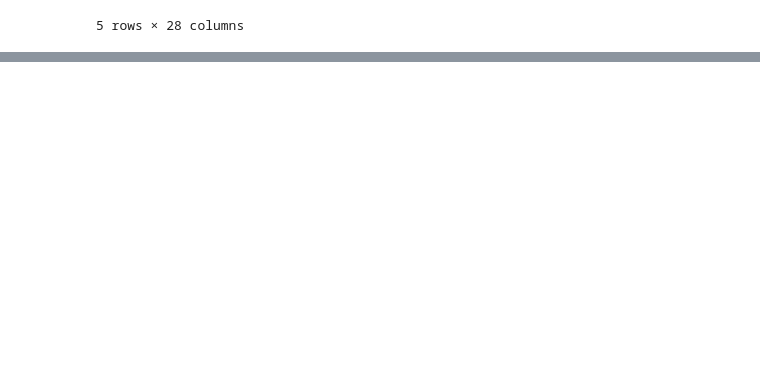
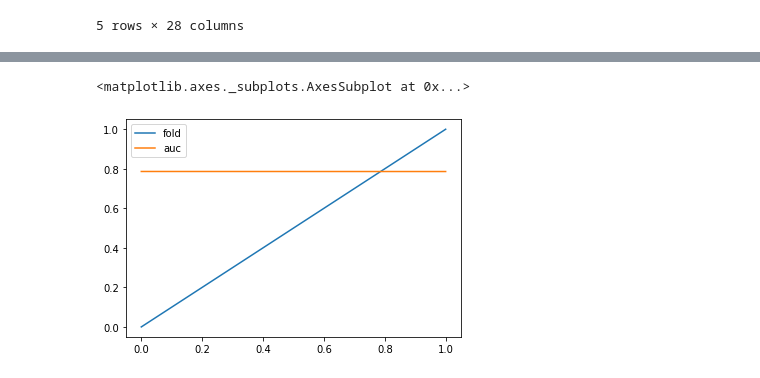
Before and after one commit to Rajashow/hippity-hoppity-your-data-is-my-property, a Jupyter notebook: ML.ipynb, the cells around one changed output, grey strips where cells are left out. Saved outputs shown, nothing was run; the diff lists cells and outputs as text; code cells hidden in the pictures; blank space fills up the shorter version.

```diff
--- a/ML.ipynb
+++ b/ML.ipynb
@@ -81,0 +85,5 @@ KeyError: "None of [Int64Index([ 26037,  26038,  26039,  26040,  26041,  26042,
+# %%
+lr_auc_df.plot.line()
+# %% [output]
+<matplotlib.axes._subplots.AxesSubplot at 0x...>
+[figure, added]
```
Also changed, not shown: parts of 5 cells of this notebook, 1 other file.
